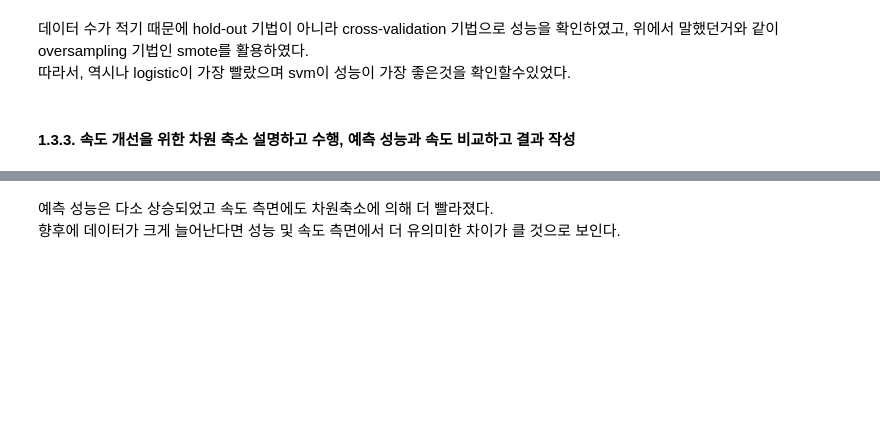
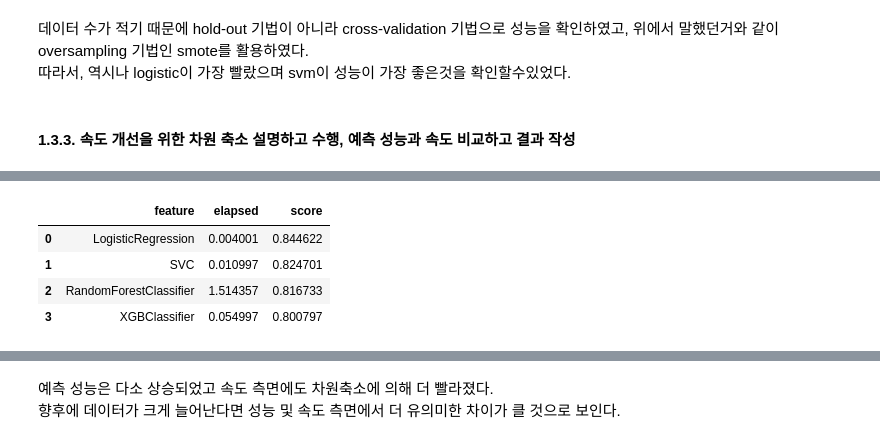
Before and after one commit to blueage98/adp_work, a Jupyter notebook: ADP-실기-DESSA/최신 기출동형 모의고사/2회_머신러닝 - 연습.ipynb, the cells around one changed output, grey strips where cells are left out. Cells and saved outputs as stored; diff of their text form; code cells hidden in the pictures; blank space fills up the shorter version.

```diff
--- a/ADP-실기-DESSA/최신 기출동형 모의고사/2회_머신러닝 - 연습.ipynb
+++ b/ADP-실기-DESSA/최신 기출동형 모의고사/2회_머신러닝 - 연습.ipynb
@@ -376,0 +468,21 @@ xgboost Best score 0.8005418326693227
+# %%
+from sklearn.pipeline import Pipeline
+
+pca = PCA(n_components=best_dim, svd_solver='auto')
+
+pcadf = pd.DataFrame()
+for i, col, model in zip(range(len(models)), model_names, models):
+    pipe = Pipeline(steps=[('pca',pca), ('model',model)])
+    tbegin = time.time()
+    pipe.fit(X_train, y_train)
+    tend = time.time()
+    pcadf.loc[i, 'feature'] = col
+    pcadf.loc[i, 'elapsed'] = tend-tbegin
+    pcadf.loc[i, 'score'] =  pipe.score(X_test, y_test)
+pcadf
+# %% [output]
+|  | feature | elapsed | score |
+| 0 | LogisticRegression | 0.004001 | 0.844622 |
+| 1 | SVC | 0.010997 | 0.824701 |
+| 2 | RandomForestClassifier | 1.514357 | 0.816733 |
+| 3 | XGBClassifier | 0.054997 | 0.800797 |
```
Also changed, not shown: parts of 4 cells of this notebook, 1 other file.
